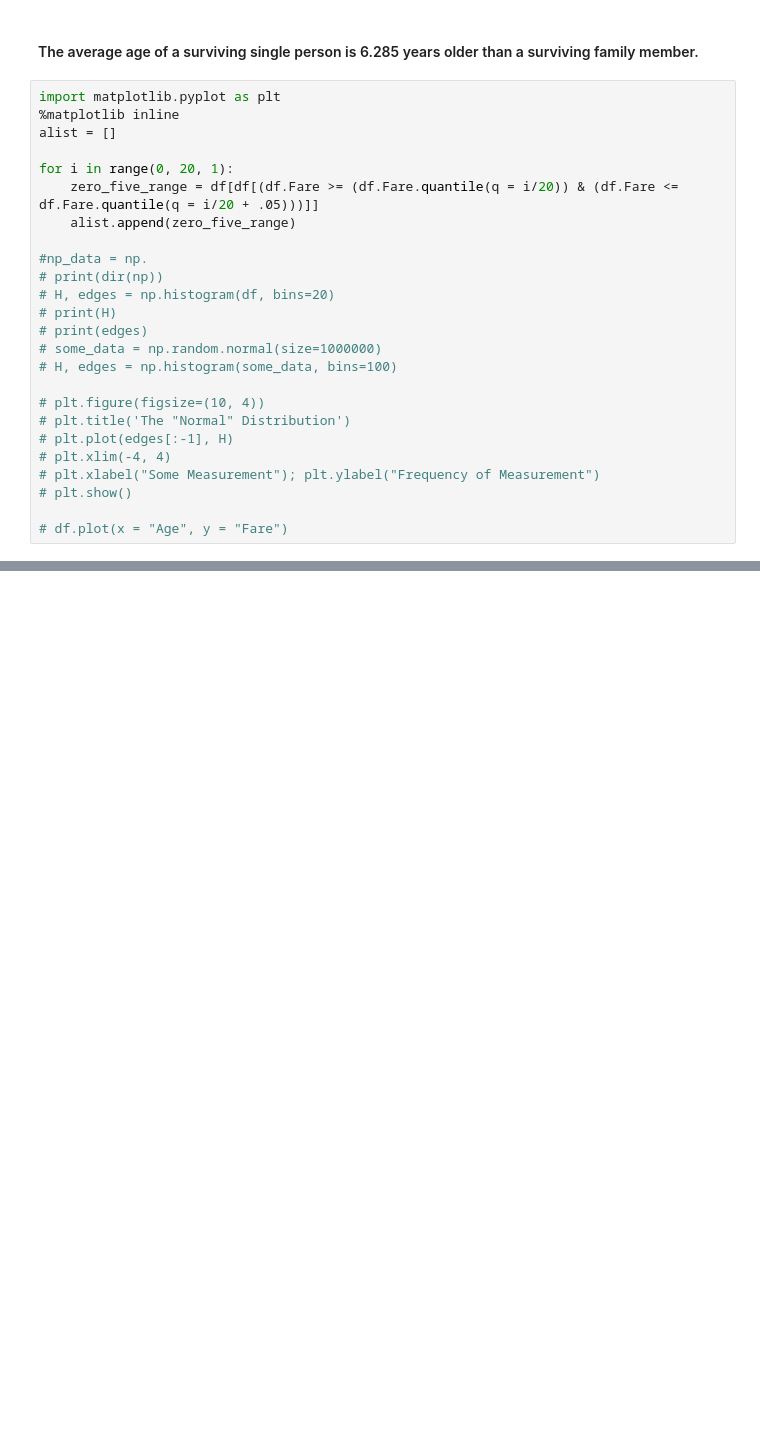
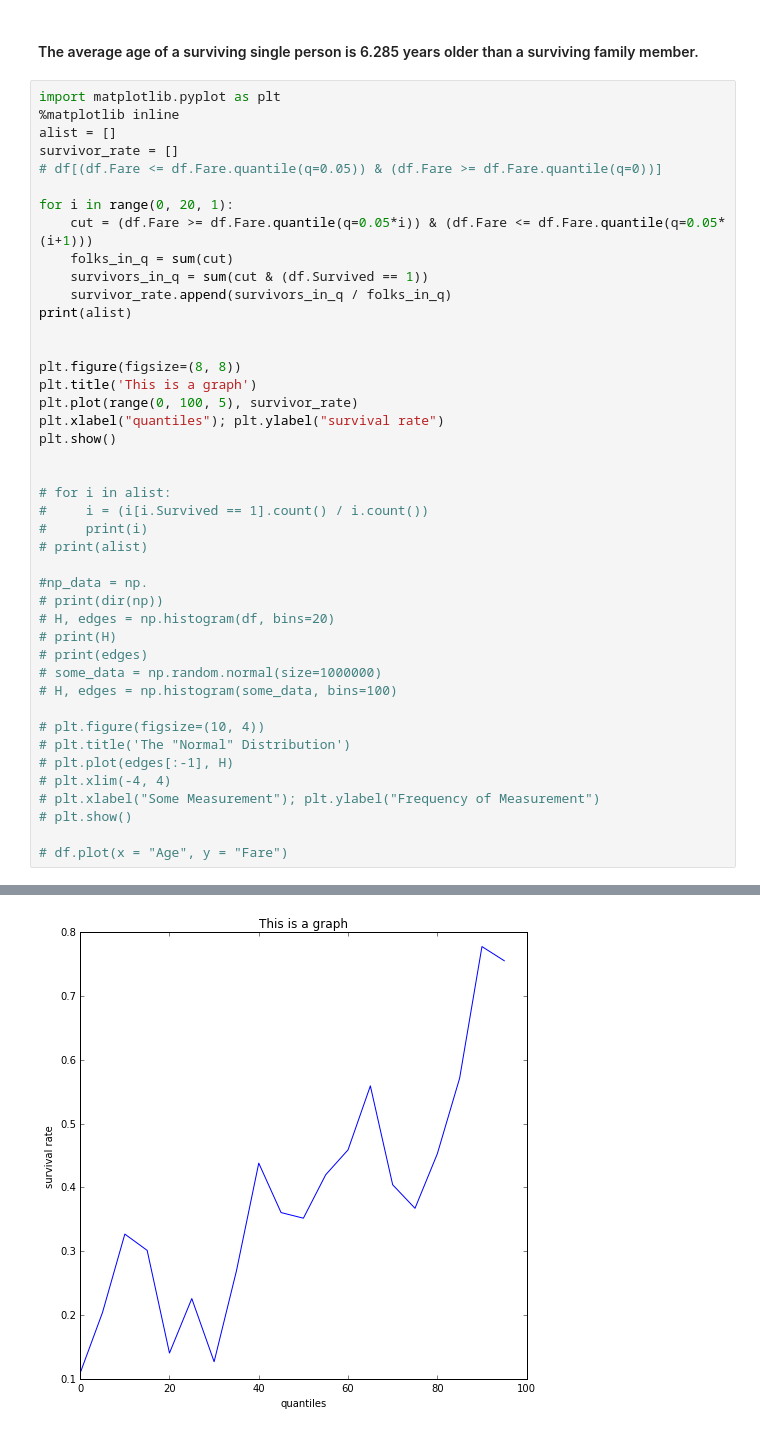
Before and after one commit to tesmonrd/statistics-ex, a Jupyter notebook: stat_1.ipynb, the cells around one changed output, grey strips where cells are left out. Saved outputs shown, nothing was run; the diff lists cells and outputs as text; blank space fills up the shorter version.

Commit message:
DONE.  Graphs and all.

```diff
--- a/stat_1.ipynb
+++ b/stat_1.ipynb
@@ -214,10 +214,28 @@ print(avg_solo - avg_fam)
 import matplotlib.pyplot as plt
 %matplotlib inline
 alist = []
+survivor_rate = []
+# df[(df.Fare <= df.Fare.quantile(q=0.05)) & (df.Fare >= df.Fare.quantile(q=0))]
 
 for i in range(0, 20, 1):
-    zero_five_range = df[df[(df.Fare >= (df.Fare.quantile(q = i/20)) & (df.Fare <= df.Fare.quantile(q = i/20 + .05)))]]
-    alist.append(zero_five_range)
+    cut = (df.Fare >= df.Fare.quantile(q=0.05*i)) & (df.Fare <= df.Fare.quantile(q=0.05*(i+1)))
+    folks_in_q = sum(cut)
+    survivors_in_q = sum(cut & (df.Survived == 1))
+    survivor_rate.append(survivors_in_q / folks_in_q)
+print(alist)
+
+
+plt.figure(figsize=(8, 8))
+plt.title('This is a graph')
+plt.plot(range(0, 100, 5), survivor_rate)
+plt.xlabel("quantiles"); plt.ylabel("survival rate")
+plt.show()
+
+
+# for i in alist:
+#     i = (i[i.Survived == 1].count() / i.count())
+#     print(i)
+# print(alist)
 
 #np_data = np.
 # print(dir(np))
@@ -239,0 +258 @@ TypeError: cannot compare a dtyped [bool] array with a scalar of type [bool]
+[figure, added]
```
Also changed, not shown: parts of 2 cells of this notebook.
